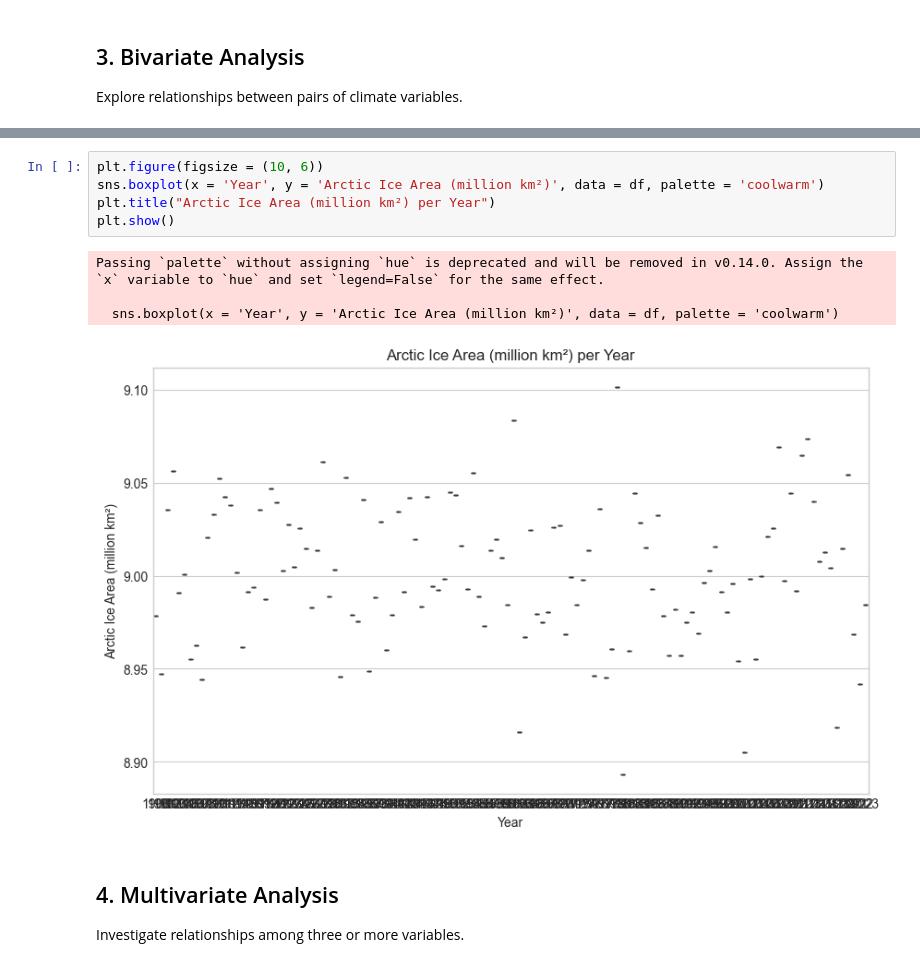
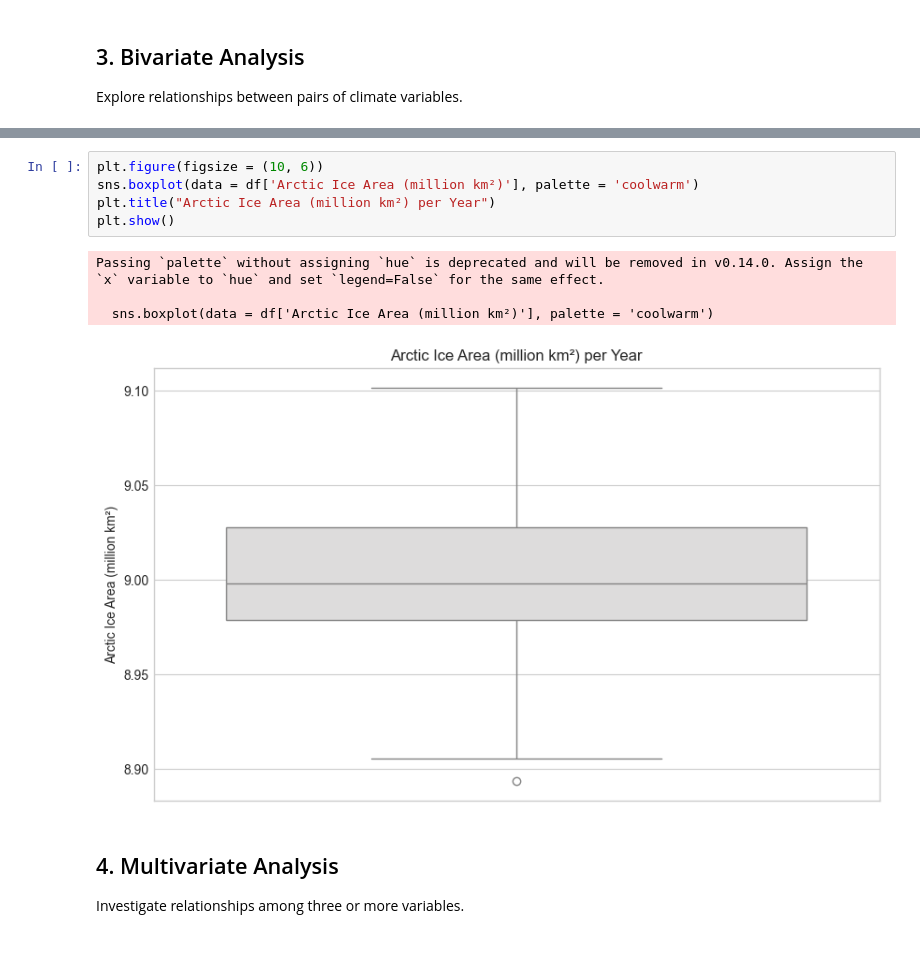
Before and after one commit to Omdena-NIC-Nepal/complete-eda-assignment-group-g-golden, a Jupyter notebook: climate_eda.ipynb, the cells around one changed output, grey strips where cells are left out. Saved outputs shown, nothing was run; the diff lists cells and outputs as text.

```diff
--- a/climate_eda.ipynb
+++ b/climate_eda.ipynb
@@ -236,13 +236,13 @@ Passing `palette` without assigning `hue` is deprecated and will be removed in v
 # %%
 plt.figure(figsize = (10, 6))
-sns.boxplot(x = 'Year', y = 'Arctic Ice Area (million km²)', data = df, palette = 'coolwarm')
+sns.boxplot(data = df['Arctic Ice Area (million km²)'], palette = 'coolwarm')
 plt.title("Arctic Ice Area (million km²) per Year")
 plt.show()
 # %% [output]
 Passing `palette` without assigning `hue` is deprecated and will be removed in v0.14.0. Assign the `x` variable to `hue` and set `legend=False` for the same effect.
 
-  sns.boxplot(x = 'Year', y = 'Arctic Ice Area (million km²)', data = df, palette = 'coolwarm')
+  sns.boxplot(data = df['Arctic Ice Area (million km²)'], palette = 'coolwarm')
-[figure, old version]
+[figure, new version]
 # %% [markdown]
 ## 4. Multivariate Analysis
 
```
Also changed, not shown: parts of 3 cells of this notebook.
